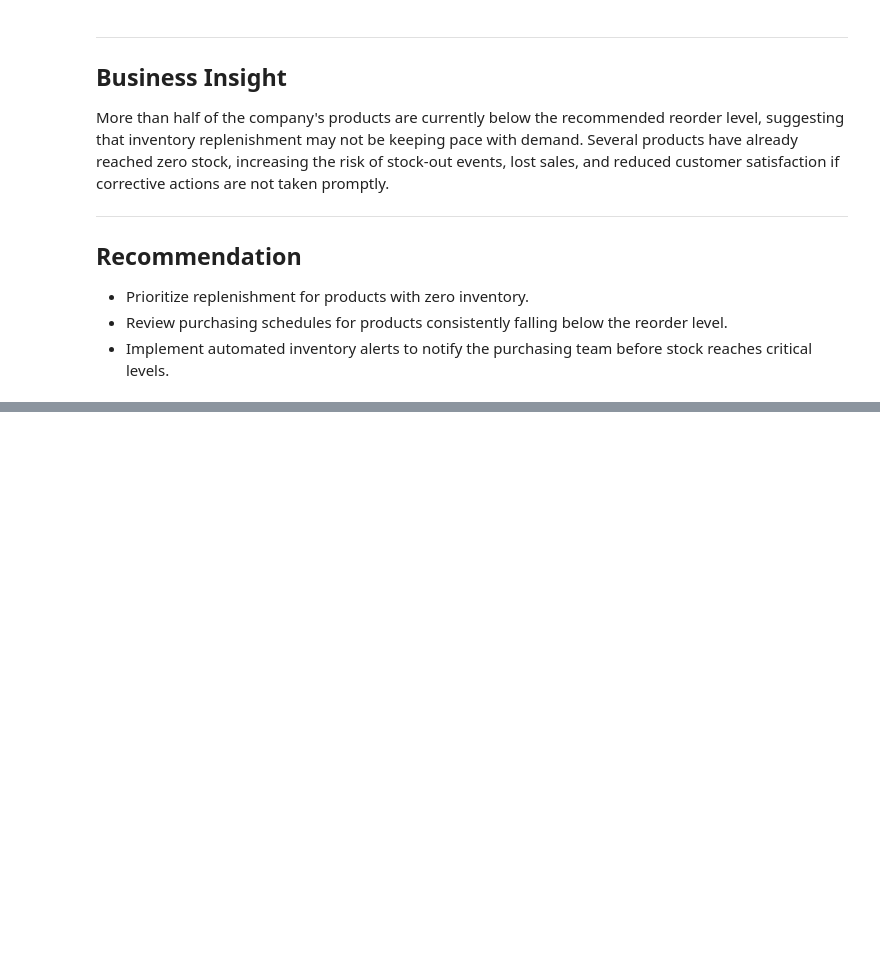
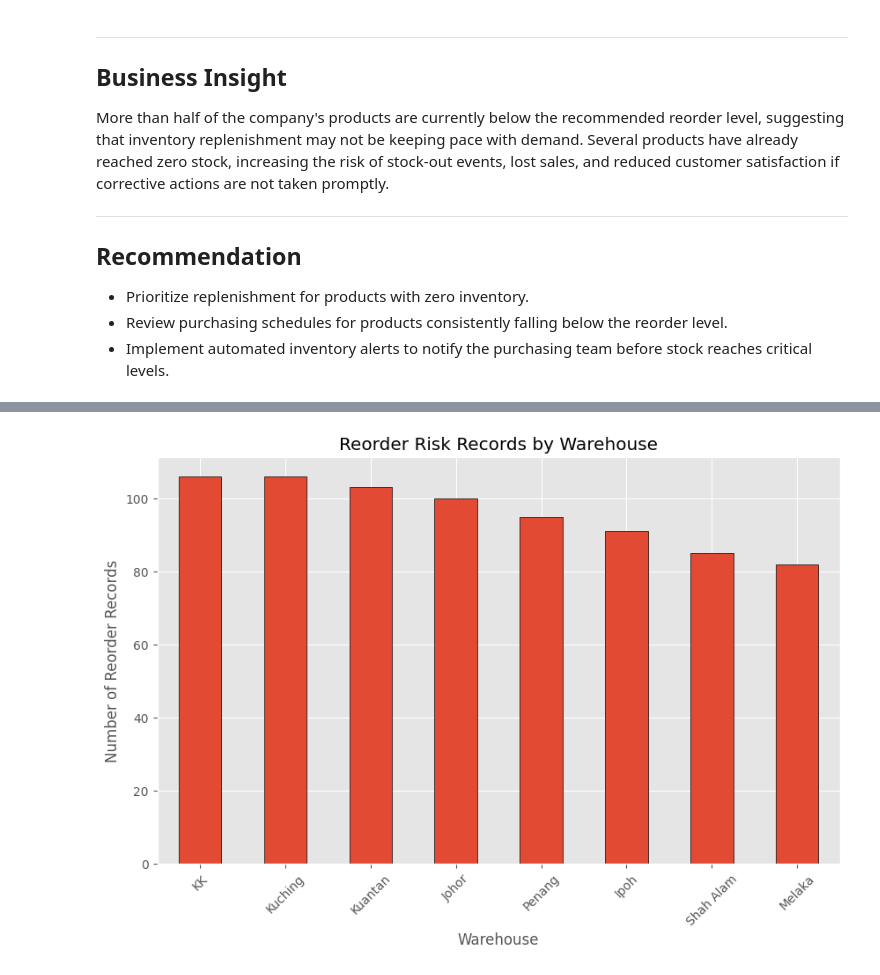
Before and after one commit to fakrullahzahir/Java-OOP-Design-Patterns-Mini-Project, a Jupyter notebook: EDA/RetailMart Malaysia Analytics Portfolio/notebooks/inventory_analysis.ipynb, the cells around one changed output, grey strips where cells are left out. Drawn from its saved outputs; the diff is of its cells as text; code cells hidden in the pictures; blank space fills up the shorter version.

```diff
--- a/EDA/RetailMart Malaysia Analytics Portfolio/notebooks/inventory_analysis.ipynb
+++ b/EDA/RetailMart Malaysia Analytics Portfolio/notebooks/inventory_analysis.ipynb
@@ -551,3 +551,22 @@ More than half of the company's products are currently below the recommended reo
 - Prioritize replenishment for products with zero inventory.
 - Review purchasing schedules for products consistently falling below the reorder level.
 - Implement automated inventory alerts to notify the purchasing team before stock reaches critical levels.
+# %%
+# ==========================================================
+# BUSINESS TASK 3
+#
+# Which warehouse has the highest number of reorder-risk records?
+#
+# Purpose:
+#   Identify warehouses with the most inventory records
+#   below reorder level.
+# ==========================================================
+
+reorder_by_warehouse = (
+    reorder_products
+    .groupby("Warehouse")["SKU"]
+    .count()
+    .sort_values(ascending=False)
+)
+
+reorder_by_warehouse
@@ -553,0 +584,16 @@ More than half of the company's products are currently below the recommended reo
+# %%
+plt.figure(figsize=(10,6))
+
+reorder_by_warehouse.plot(
+    kind="bar",
+    edgecolor="black"
+)
+
+plt.title("Reorder Risk Records by Warehouse")
+plt.xlabel("Warehouse")
+plt.ylabel("Number of Reorder Records")
+plt.xticks(rotation=45)
+
+plt.show()
+# %% [output]
+[figure, added]
```
Also changed, not shown: parts of 2 cells of this notebook.
